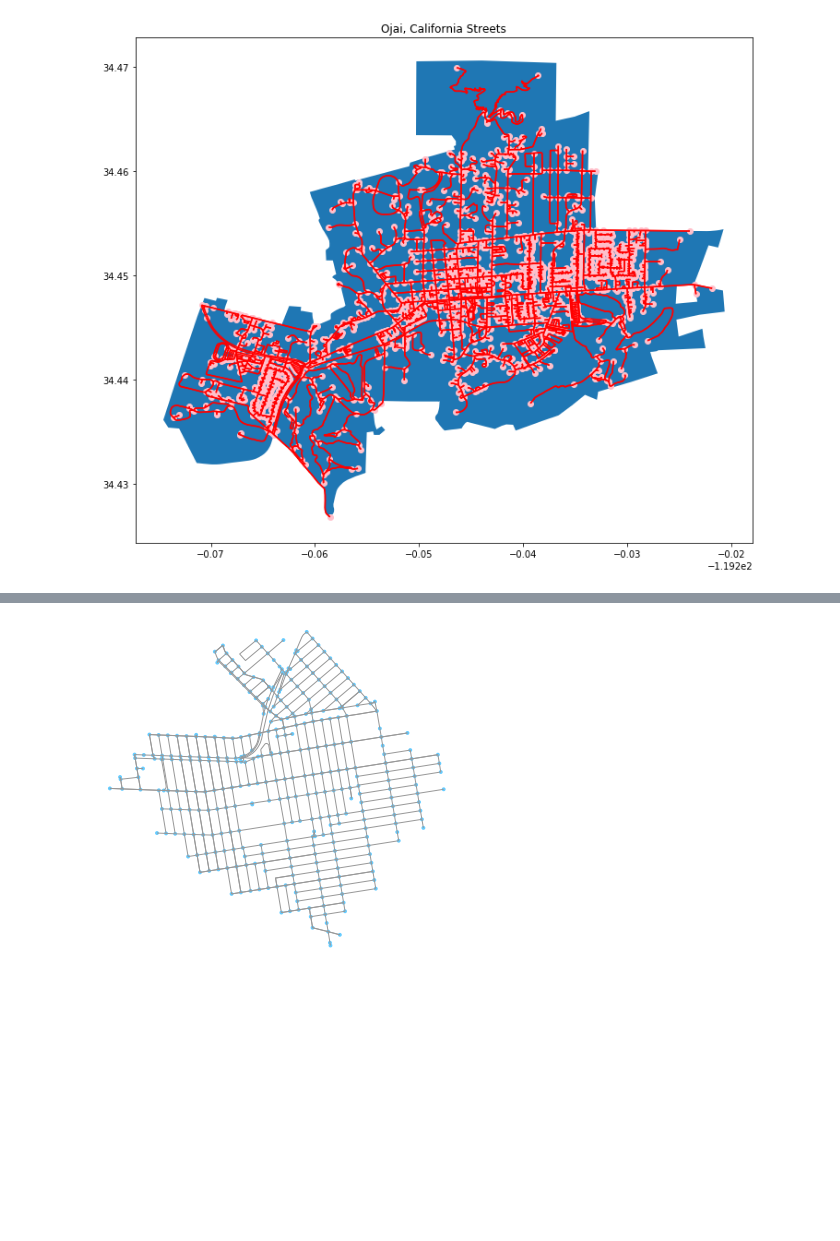
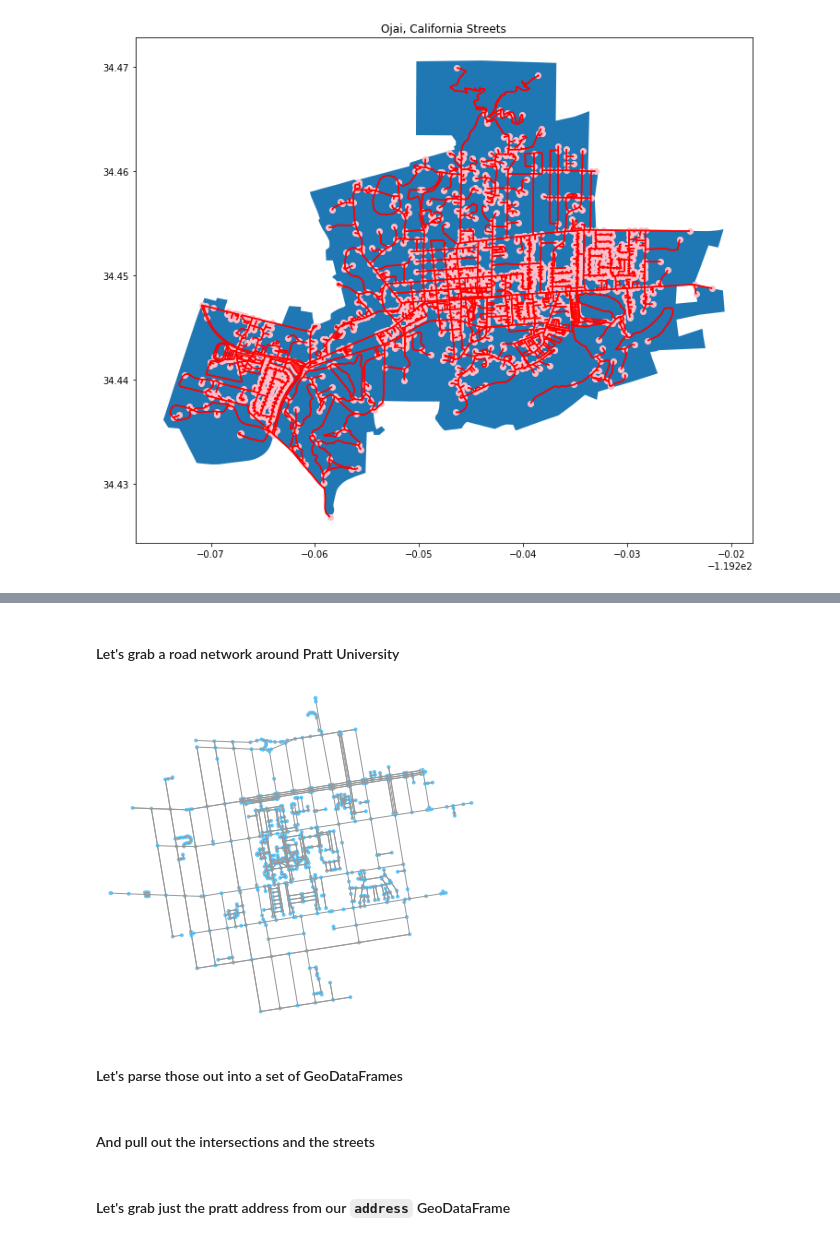
Before and after one commit to katkim0307/pratt-savi-810-2020-03-lesson_07, a Jupyter notebook: completed/lesson_07_completed.ipynb, the cells around one changed output, grey strips where cells are left out. Saved outputs shown, nothing was run; the diff lists cells and outputs as text; code cells hidden in the pictures; blank space fills up the shorter version.

```diff
--- a/completed/lesson_07_completed.ipynb
+++ b/completed/lesson_07_completed.ipynb
@@ -724,14 +747,21 @@ fig, ax = ox.plot_graph(G3)
+# %% [markdown]
+#### Let's grab a road network around Pratt University
 # %%
-# network from address, including only nodes within 1km along the network from the address
-G4 = ox.graph_from_address(
+# source: https://github.com/gboeing/osmnx-examples/tree/master/notebooks
+
+pratt_network = ox.graph_from_address(
     address='200 Willoughby Ave, Brooklyn, NY 11205',
-    distance=2000,
+    distance=1000,   # meters
     distance_type='network',
-    network_type='drive',
+    retain_all=True,
+    truncate_by_edge=False,
+    simplify=False,
 )
 
 # you can project the network to UTM (zone calculated automatically)
-G4_projected = ox.project_graph(G4)
-fig, ax = ox.plot_graph(G4_projected)
+pratt_network_projected = ox.project_graph(pratt_network)
+fig, ax = ox.plot_graph(pratt_network_projected)
 # %% [output]
-[figure, old version]
+[figure, new version]
+# %% [markdown]
+#### Let's parse those out into a set of GeoDataFrames
@@ -737,0 +772,2 @@ fig, ax = ox.plot_graph(G4_projected)
+# %% [markdown]
+#### And pull out the intersections and the streets
@@ -737,0 +777,2 @@ fig, ax = ox.plot_graph(G4_projected)
+# %% [markdown]
+#### Let's grab just the pratt address from our `address` GeoDataFrame
```
Also changed, not shown: parts of 21 cells of this notebook, 6 other files.
